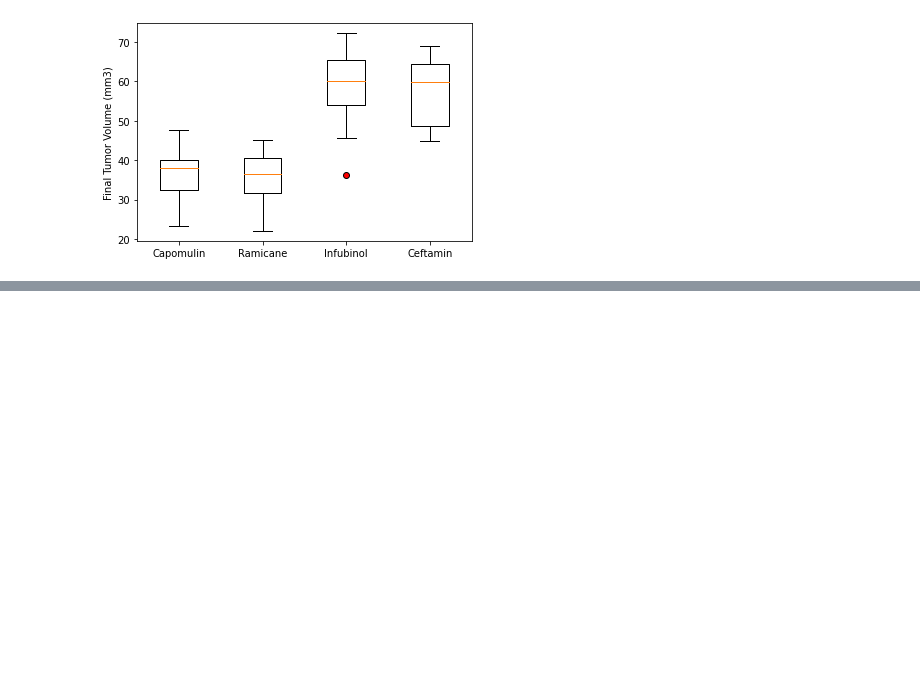
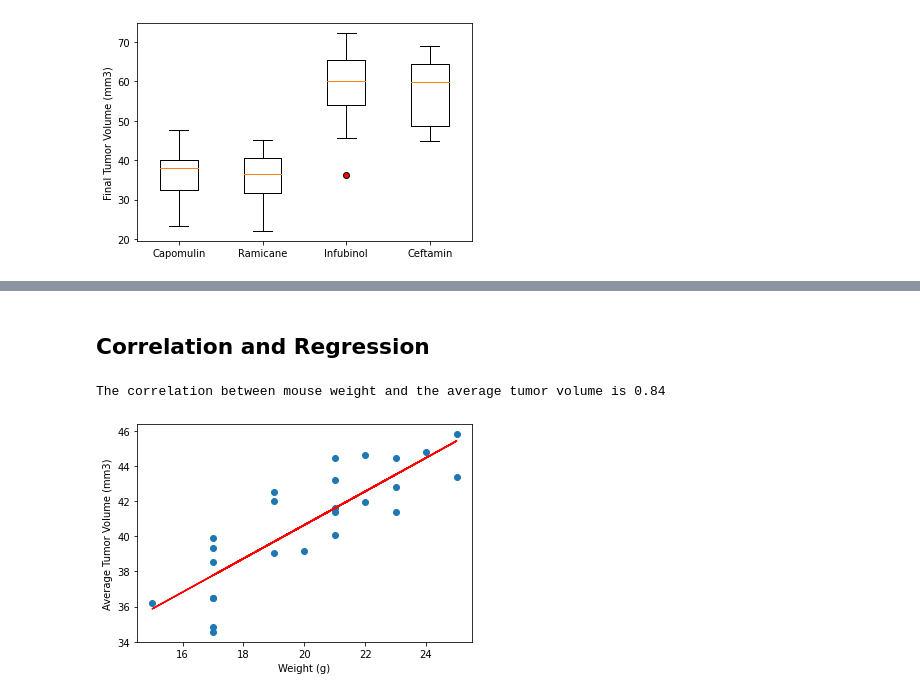
Before and after one commit to shiek333/matplotlib-challenge, a Jupyter notebook: Analysis/pymaceuticals_analysis.ipynb, the cells around one changed output, grey strips where cells are left out. Cells and saved outputs as stored; diff of their text form; code cells hidden in the pictures; blank space fills up the shorter version.

```diff
--- a/Analysis/pymaceuticals_analysis.ipynb
+++ b/Analysis/pymaceuticals_analysis.ipynb
@@ -213,0 +240,19 @@ plt.show()
+# %% [markdown]
+## Correlation and Regression
+# %%
+# Correlation of mouse weight and average tumor volumeand Linear Regression Model
+miceGroup = capomulin.groupby(['Mouse ID'])
+x = miceGroup['Weight (g)'].mean()
+y = miceGroup['Tumor Volume (mm3)'].mean()
+corr = round(x.corr(y),2)
+print(f"The correlation between mouse weight and the average tumor volume is {corr}")
+slope, intercept, rvalue, pvalue, stderr = stats.linregress(x, y)
+regress_values = x * slope + intercept
+plt.scatter(x,y)
+plt.plot(x,regress_values,"r-")
+plt.xlabel("Weight (g)")
+plt.ylabel("Average Tumor Volume (mm3)")
+plt.show()
+# %% [output]
+The correlation between mouse weight and the average tumor volume is 0.84
+[figure, added]
```
Also changed, not shown: parts of 4 cells of this notebook.
